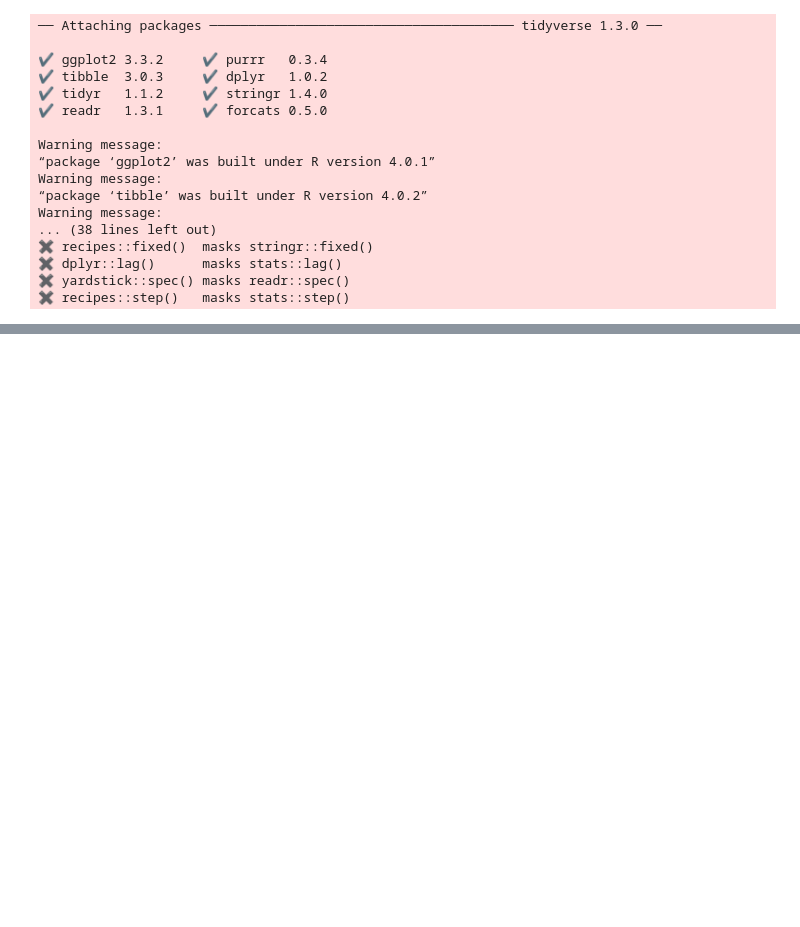
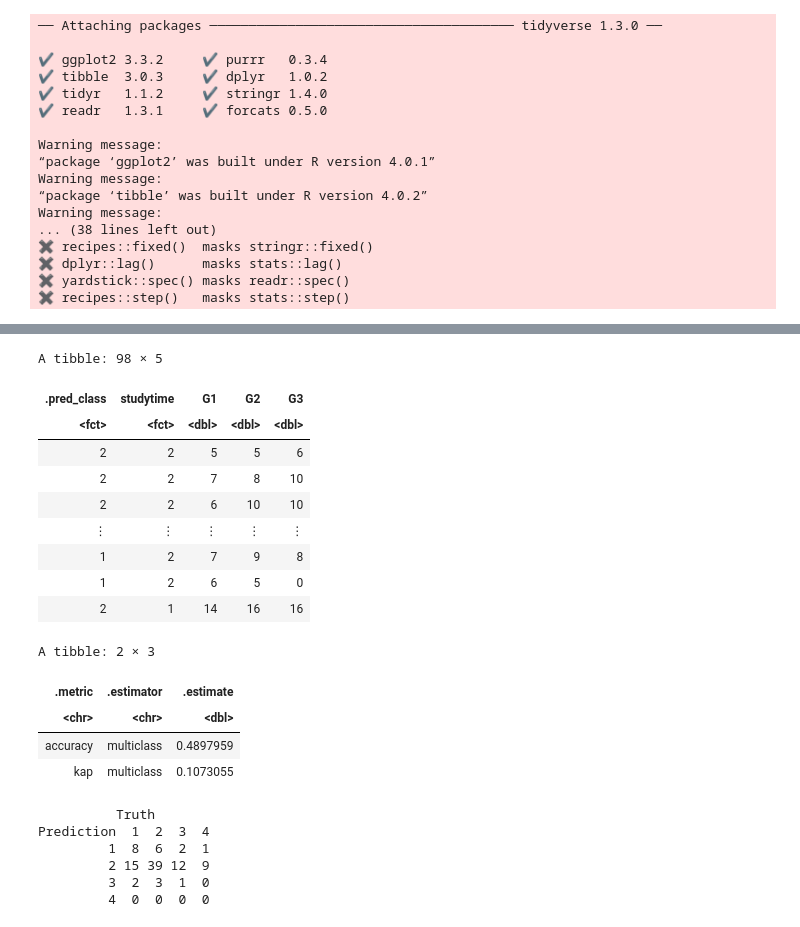
Before and after one commit to michelleykim/student_performance_analysis, a Jupyter notebook: report.ipynb, the cells around one changed output, grey strips where cells are left out. Drawn from its saved outputs; the diff is of its cells as text; code cells hidden in the pictures; blank space fills up the shorter version.

```diff
--- a/report.ipynb
+++ b/report.ipynb
@@ -167,0 +151,49 @@ A tibble: 1 × 3
+# %%
+set.seed(400);
+
+# nearest_neighbour with k = 9, workflow
+mat_spec <- nearest_neighbor(weight_func = "rectangular", neighbors = 9) %>%
+        set_engine("kknn") %>%
+        set_mode("classification")
+
+mat_fit <- workflow() %>%
+        add_recipe(mat_recipe) %>%
+        add_model(mat_spec) %>%
+        fit(data = mat_train)
+
+# predict
+mat_predictions <- predict(mat_fit, mat_test) %>%
+        bind_cols(mat_test)
+
+# maybe do metrics, conf_mat
+mat_metrics <- mat_predictions %>%
+        metrics(truth = studytime, estimate = .pred_class)
+mat_conf_mat <- mat_predictions %>%
+        conf_mat(truth = studytime, estimate = .pred_class)
+
+# print
+mat_predictions
+mat_metrics
+mat_conf_mat
+# %% [output]
+A tibble: 98 × 5
+| .pred_class | studytime | G1 | G2 | G3 |
+| <fct> | <fct> | <dbl> | <dbl> | <dbl> |
+| 2 | 2 | 5 | 5 | 6 |
+| 2 | 2 | 7 | 8 | 10 |
+| 2 | 2 | 6 | 10 | 10 |
+| ⋮ | ⋮ | ⋮ | ⋮ | ⋮ |
+| 1 | 2 | 7 | 9 | 8 |
+| 1 | 2 | 6 | 5 | 0 |
+| 2 | 1 | 14 | 16 | 16 |
+A tibble: 2 × 3
+| .metric | .estimator | .estimate |
+| <chr> | <chr> | <dbl> |
+| accuracy | multiclass | 0.4897959 |
+| kap | multiclass | 0.1073055 |
+          Truth
+Prediction  1  2  3  4
+         1  8  6  2  1
+         2 15 39 12  9
+         3  2  3  1  0
+         4  0  0  0  0
```
Also changed, not shown: parts of 10 cells of this notebook.
